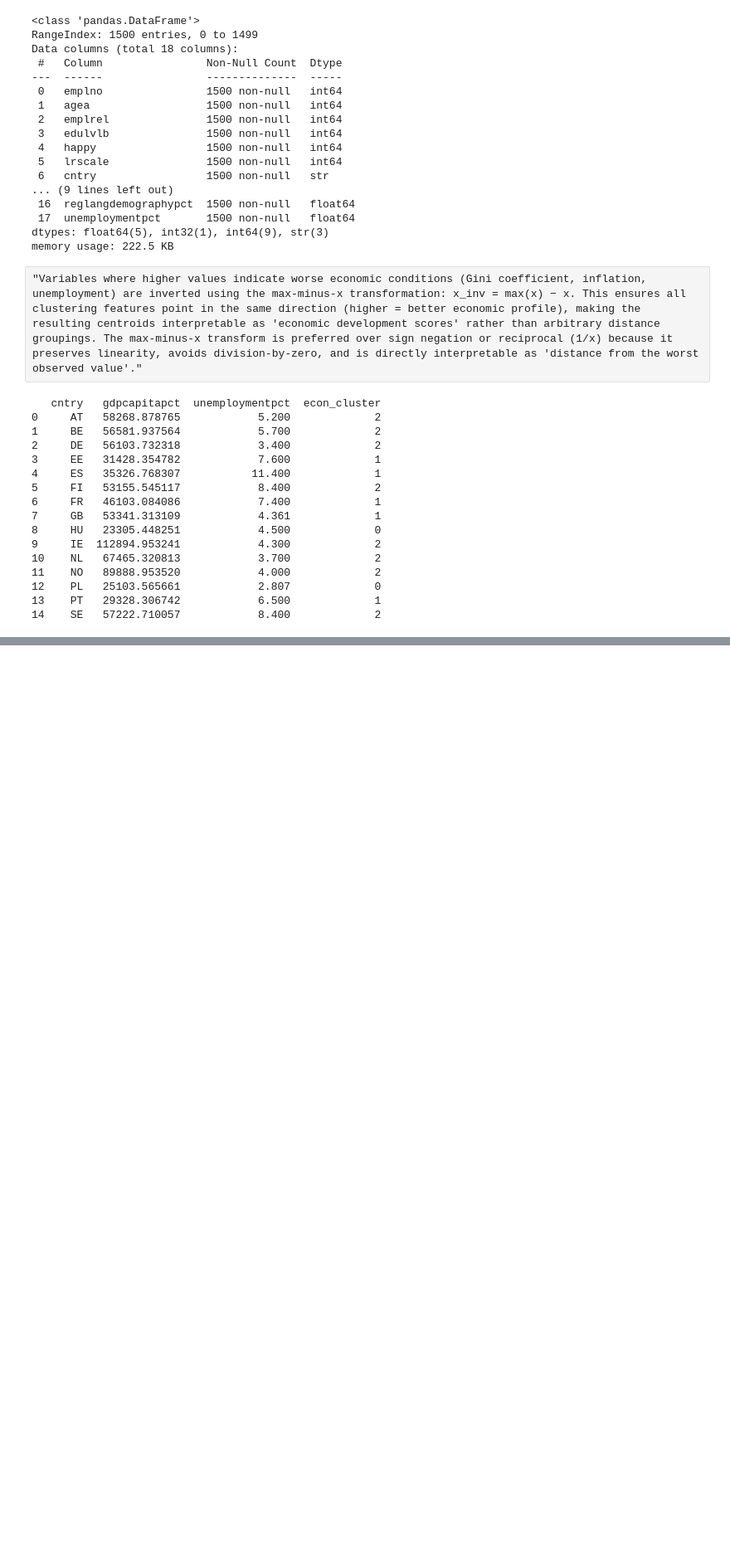
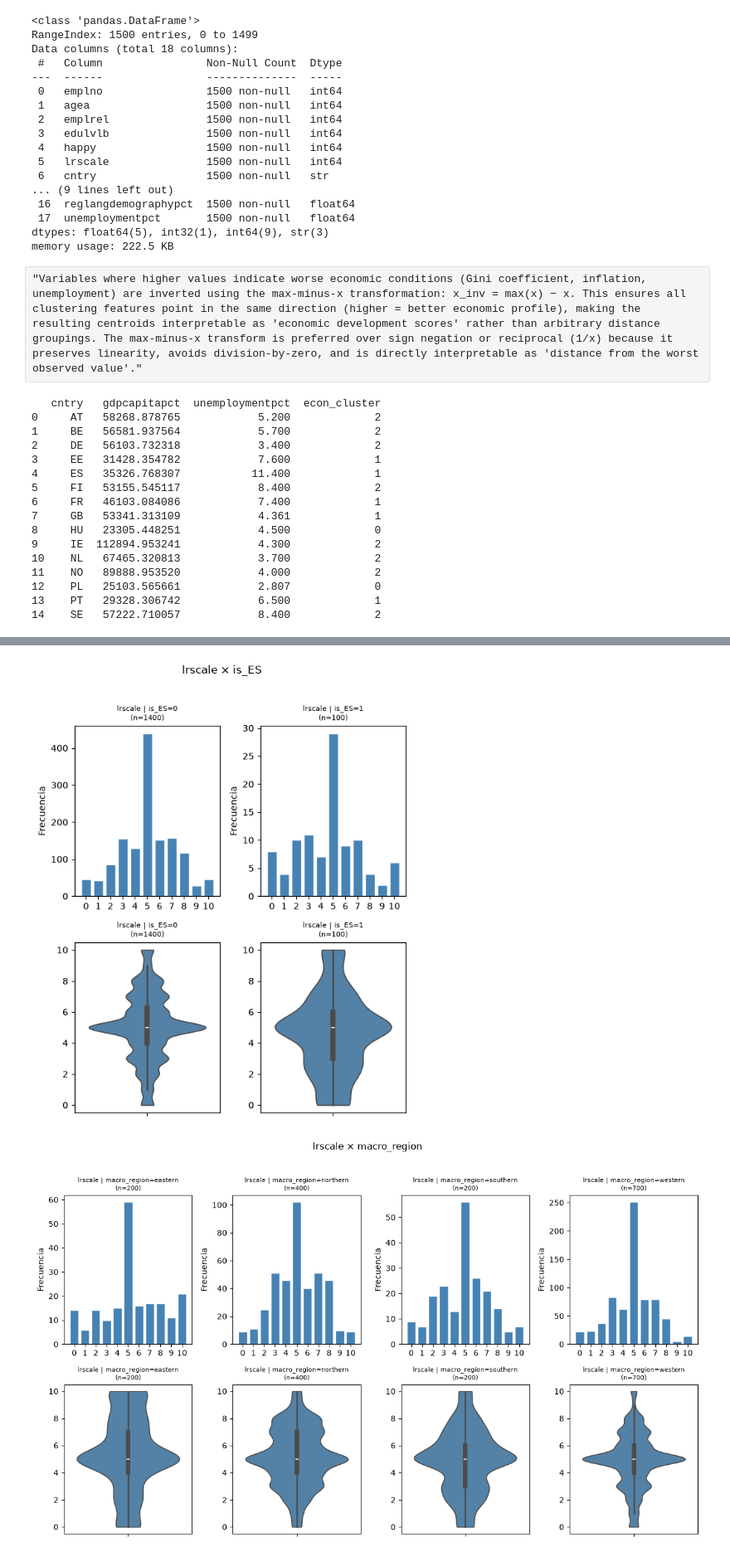
Before and after one commit to JosBerGon34/DataScienceCourse, a Jupyter notebook: notebooks/Ex7.1.ipynb, the cells around one changed output, grey strips where cells are left out. Shown at 83% size. Drawn from its saved outputs; the diff is of its cells as text; code cells hidden in the pictures; blank space fills up the shorter version.

```diff
--- a/notebooks/Ex7.1.ipynb
+++ b/notebooks/Ex7.1.ipynb
@@ -861,0 +892,5 @@ multivariate_plot(df_71_clean, study_col, group_cols)up_cols)
+# %%
+multivariate_plot(df_71_clean, 'lrscale', group_cols)
+# %% [output]
+[figure, added]
+[figure, added]
```
Also changed, not shown: parts of 8 cells of this notebook.
